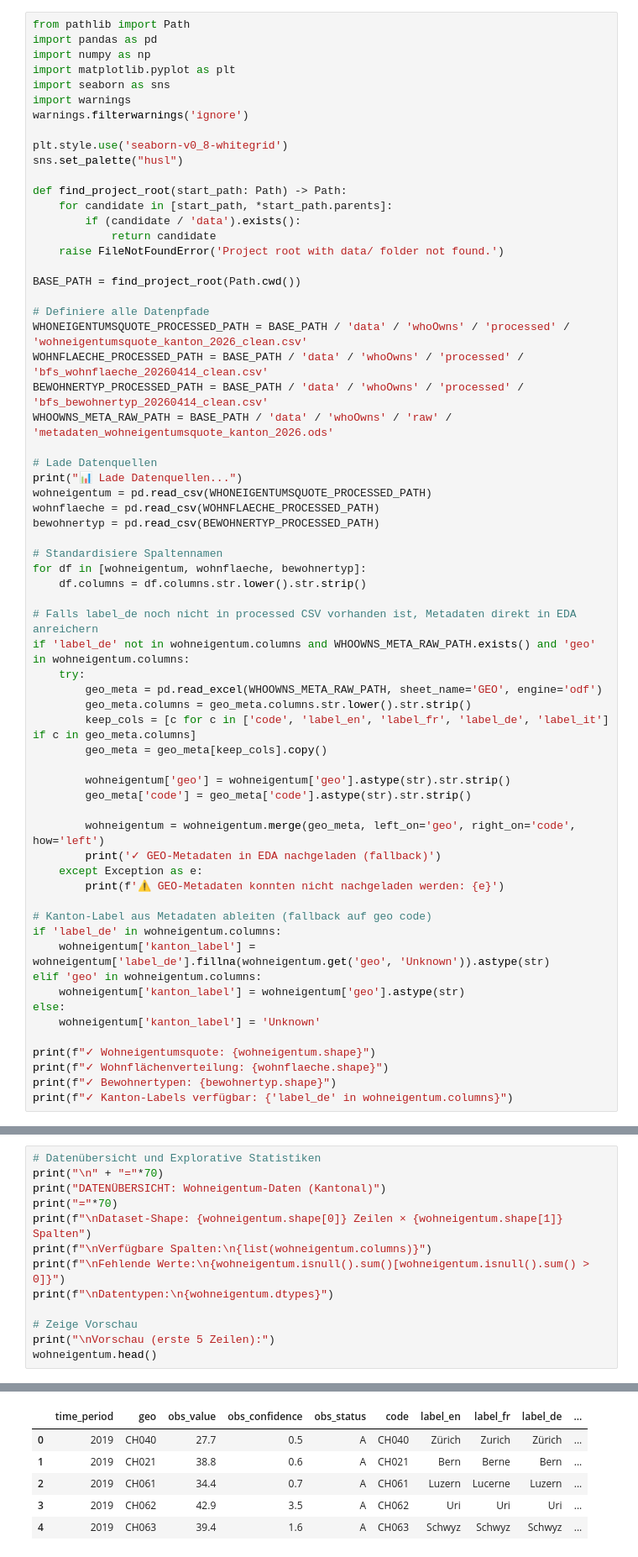
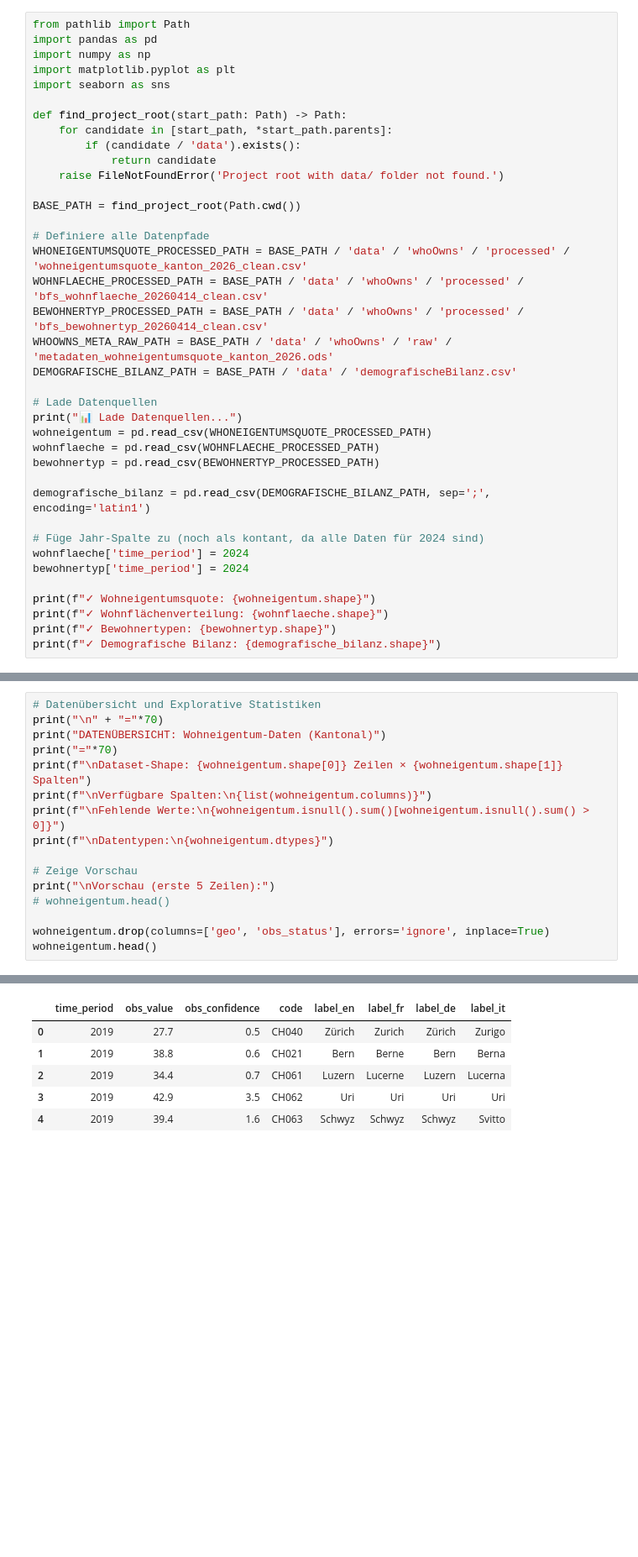
Before and after one commit to javi36/PODSV_Visualisierungsprojekt, a Jupyter notebook: eda/eda_whoowns.ipynb, the cells around one changed output, grey strips where cells are left out. Shown at 84% size. Drawn from its saved outputs; the diff is of its cells as text; blank space fills up the shorter version.

Commit message:
eda fertig und demografische bilanz hinzugefuegt

```diff
--- a/eda/eda_whoowns.ipynb
+++ b/eda/eda_whoowns.ipynb
@@ -15,11 +15,6 @@ import pandas as pd
 import numpy as np
 import matplotlib.pyplot as plt
 import seaborn as sns
-import warnings
-warnings.filterwarnings('ignore')
-
-plt.style.use('seaborn-v0_8-whitegrid')
-sns.set_palette("husl")
 
 def find_project_root(start_path: Path) -> Path:
     for candidate in [start_path, *start_path.parents]:
@@ -34,6 +29,7 @@ WHONEIGENTUMSQUOTE_PROCESSED_PATH = BASE_PATH / 'data' / 'whoOwns' / 'processed'
 WOHNFLAECHE_PROCESSED_PATH = BASE_PATH / 'data' / 'whoOwns' / 'processed' / 'bfs_wohnflaeche_20260414_clean.csv'
 BEWOHNERTYP_PROCESSED_PATH = BASE_PATH / 'data' / 'whoOwns' / 'processed' / 'bfs_bewohnertyp_20260414_clean.csv'
 WHOOWNS_META_RAW_PATH = BASE_PATH / 'data' / 'whoOwns' / 'raw' / 'metadaten_wohneigentumsquote_kanton_2026.ods'
+DEMOGRAFISCHE_BILANZ_PATH = BASE_PATH / 'data' / 'demografischeBilanz.csv'
 
 # Lade Datenquellen
 print("📊 Lade Datenquellen...")
@@ -41,37 +37,15 @@ wohneigentum = pd.read_csv(WHONEIGENTUMSQUOTE_PROCESSED_PATH)
 wohnflaeche = pd.read_csv(WOHNFLAECHE_PROCESSED_PATH)
 bewohnertyp = pd.read_csv(BEWOHNERTYP_PROCESSED_PATH)
 
-# Standardisiere Spaltennamen
-for df in [wohneigentum, wohnflaeche, bewohnertyp]:
-    df.columns = df.columns.str.lower().str.strip()
+demografische_bilanz = pd.read_csv(DEMOGRAFISCHE_BILANZ_PATH, sep=';', encoding='latin1')
 
-# Falls label_de noch nicht in processed CSV vorhanden ist, Metadaten direkt in EDA anreichern
-if 'label_de' not in wohneigentum.columns and WHOOWNS_META_RAW_PATH.exists() and 'geo' in wohneigentum.columns:
-    try:
-        geo_meta = pd.read_excel(WHOOWNS_META_RAW_PATH, sheet_name='GEO', engine='odf')
-        geo_meta.columns = geo_meta.columns.str.lower().str.strip()
-        keep_cols = [c for c in ['code', 'label_en', 'label_fr', 'label_de', 'label_it'] if c in geo_meta.columns]
-        geo_meta = geo_meta[keep_cols].copy()
-
-        wohneigentum['geo'] = wohneigentum['geo'].astype(str).str.strip()
-        geo_meta['code'] = geo_meta['code'].astype(str).str.strip()
-
-        wohneigentum = wohneigentum.merge(geo_meta, left_on='geo', right_on='code', how='left')
-        print('✓ GEO-Metadaten in EDA nachgeladen (fallback)')
-    except Exception as e:
-        print(f'⚠️ GEO-Metadaten konnten nicht nachgeladen werden: {e}')
-
-# Kanton-Label aus Metadaten ableiten (fallback auf geo code)
-if 'label_de' in wohneigentum.columns:
-    wohneigentum['kanton_label'] = wohneigentum['label_de'].fillna(wohneigentum.get('geo', 'Unknown')).astype(str)
-elif 'geo' in wohneigentum.columns:
-    wohneigentum['kanton_label'] = wohneigentum['geo'].astype(str)
-else:
-    wohneigentum['kanton_label'] = 'Unknown'
+# Füge Jahr-Spalte zu (noch als kontant, da alle Daten für 2024 sind)
+wohnflaeche['time_period'] = 2024
+bewohnertyp['time_period'] = 2024
 
 print(f"✓ Wohneigentumsquote: {wohneigentum.shape}")
 print(f"✓ Wohnflächenverteilung: {wohnflaeche.shape}")
 print(f"✓ Bewohnertypen: {bewohnertyp.shape}")
-print(f"✓ Kanton-Labels verfügbar: {'label_de' in wohneigentum.columns}")
+print(f"✓ Demografische Bilanz: {demografische_bilanz.shape}")
 # %% [output]
 📊 Lade Datenquellen...
@@ -91,6 +325,9 @@ print(f"\nDatentypen:\n{wohneigentum.dtypes}")
 
 # Zeige Vorschau
 print("\nVorschau (erste 5 Zeilen):")
+# wohneigentum.head()
+
+wohneigentum.drop(columns=['geo', 'obs_status'], errors='ignore', inplace=True)
 wohneigentum.head()
 # %% [output]
 ======================================================================
@@ -110,9 +347,9 @@ kanton_label       object
 dtype: object
 
 Vorschau (erste 5 Zeilen):
-|  | time_period | geo | obs_value | obs_confidence | obs_status | code | label_en | label_fr | label_de | ... |
-| 0 | 2019 | CH040 | 27.7 | 0.5 | A | CH040 | Zürich | Zurich | Zürich | ... |
-| 1 | 2019 | CH021 | 38.8 | 0.6 | A | CH021 | Bern | Berne | Bern | ... |
-| 2 | 2019 | CH061 | 34.4 | 0.7 | A | CH061 | Luzern | Lucerne | Luzern | ... |
-| 3 | 2019 | CH062 | 42.9 | 3.5 | A | CH062 | Uri | Uri | Uri | ... |
-| 4 | 2019 | CH063 | 39.4 | 1.6 | A | CH063 | Schwyz | Schwyz | Schwyz | ... |
+|  | time_period | obs_value | obs_confidence | code | label_en | label_fr | label_de | label_it |
+| 0 | 2019 | 27.7 | 0.5 | CH040 | Zürich | Zurich | Zürich | Zurigo |
+| 1 | 2019 | 38.8 | 0.6 | CH021 | Bern | Berne | Bern | Berna |
+| 2 | 2019 | 34.4 | 0.7 | CH061 | Luzern | Lucerne | Luzern | Lucerna |
+| 3 | 2019 | 42.9 | 3.5 | CH062 | Uri | Uri | Uri | Uri |
+| 4 | 2019 | 39.4 | 1.6 | CH063 | Schwyz | Schwyz | Schwyz | Svitto |
```
Also changed, not shown: parts of 27 cells of this notebook, 1 other file.
